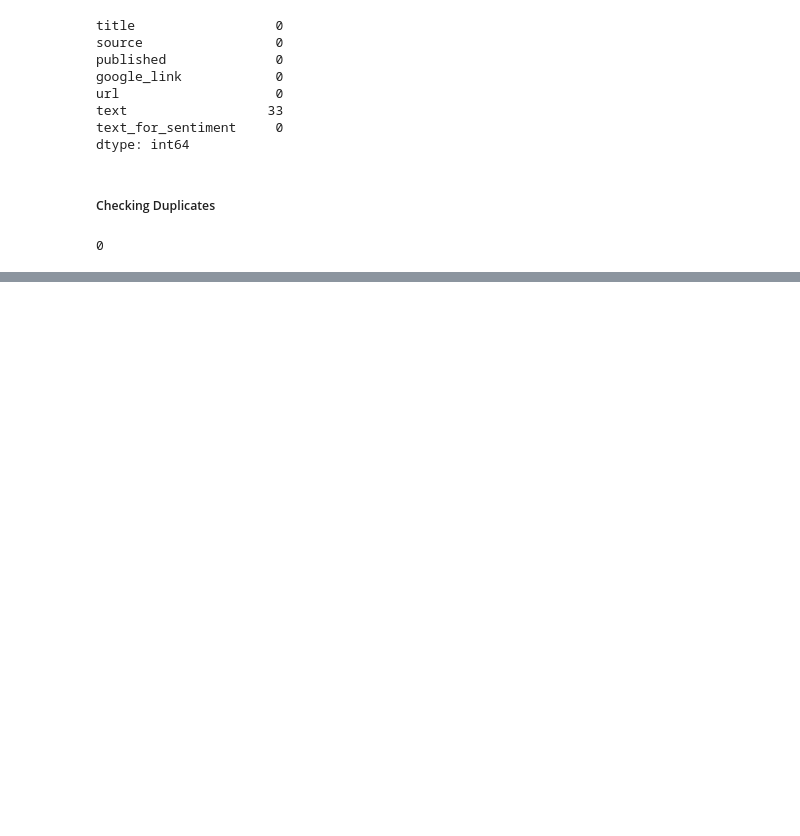
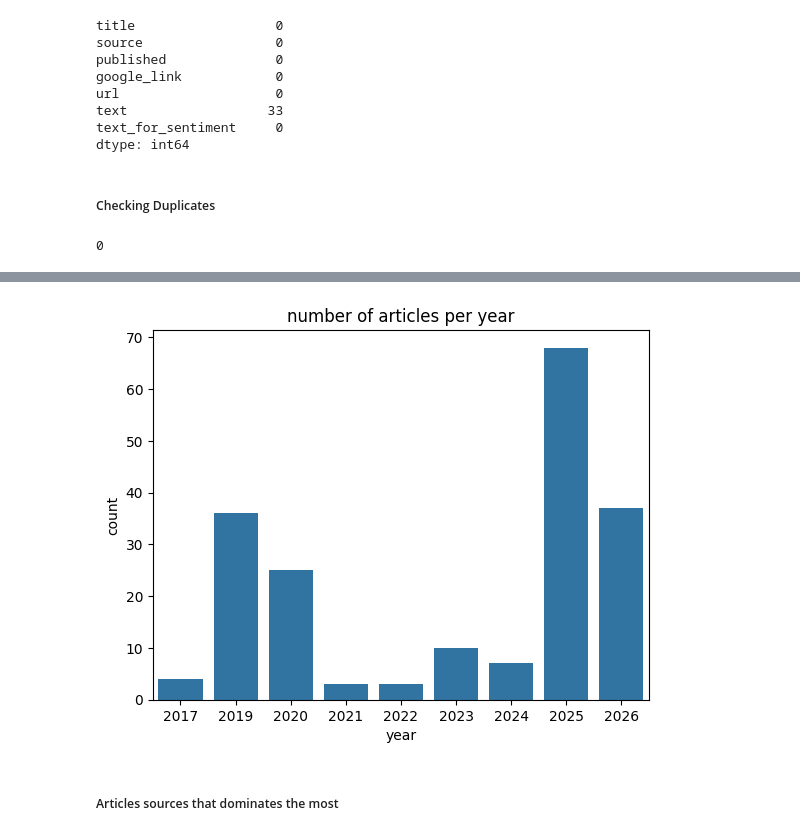
Before and after one commit to lTsumetai/PSN-Article-Sentiment-Analysis, a Jupyter notebook: Article_Sentiment_Analysis.ipynb, the cells around one changed output, grey strips where cells are left out. Drawn from its saved outputs; the diff is of its cells as text; code cells hidden in the pictures; blank space fills up the shorter version.

```diff
--- a/Article_Sentiment_Analysis.ipynb
+++ b/Article_Sentiment_Analysis.ipynb
@@ -79,0 +90,4 @@ df["title"].str.lower().str.strip().duplicated().sum()
+# %%
+# converting time to datetime
+df["published"] = pd.to_datetime(df["published"], utc=True)
+df["year"] = df["published"].dt.year
@@ -79,0 +101,9 @@ df["title"].str.lower().str.strip().duplicated().sum()
+# %%
+# number of articles per year
+sns.countplot(data=df, x="year")
+plt.title("number of articles per year")
+plt.show()
+# %% [output]
+[figure, added]
+# %% [markdown]
+##### Articles sources that dominates the most
```
Also changed, not shown: parts of 17 cells of this notebook.
